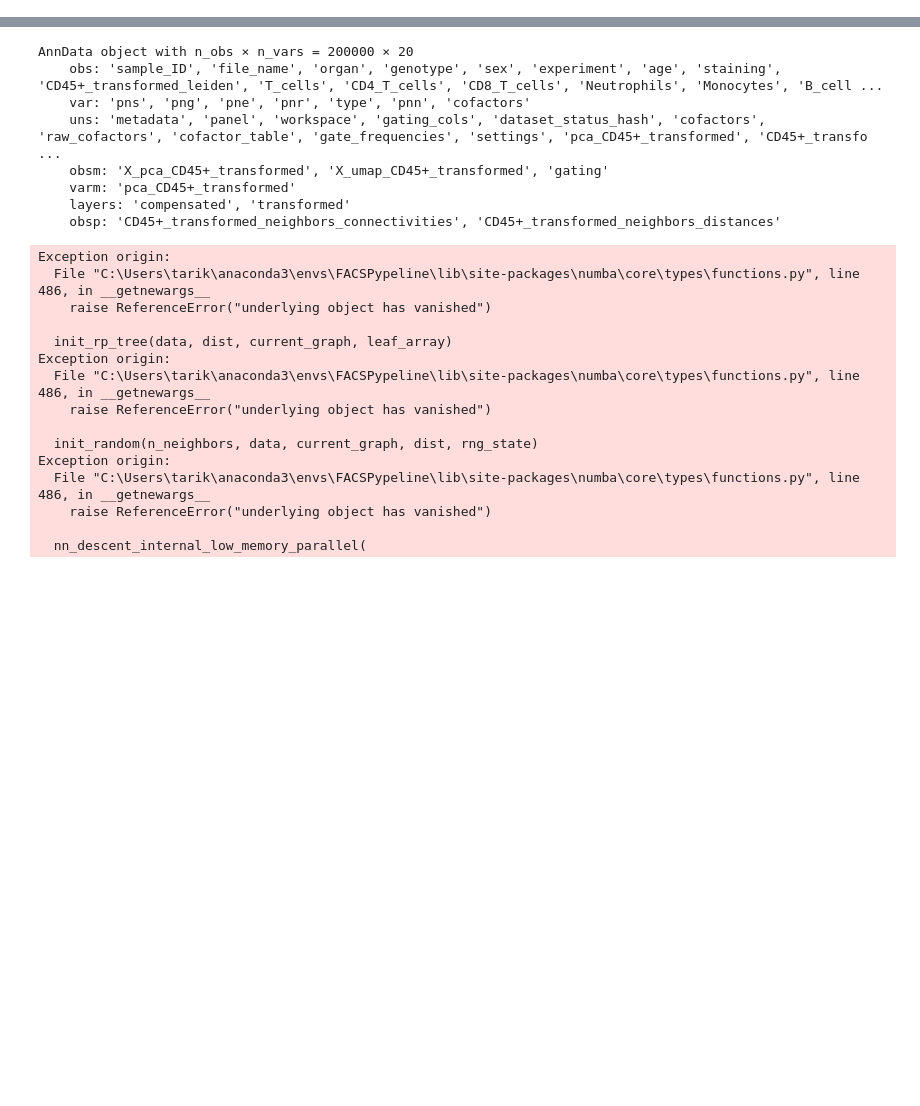
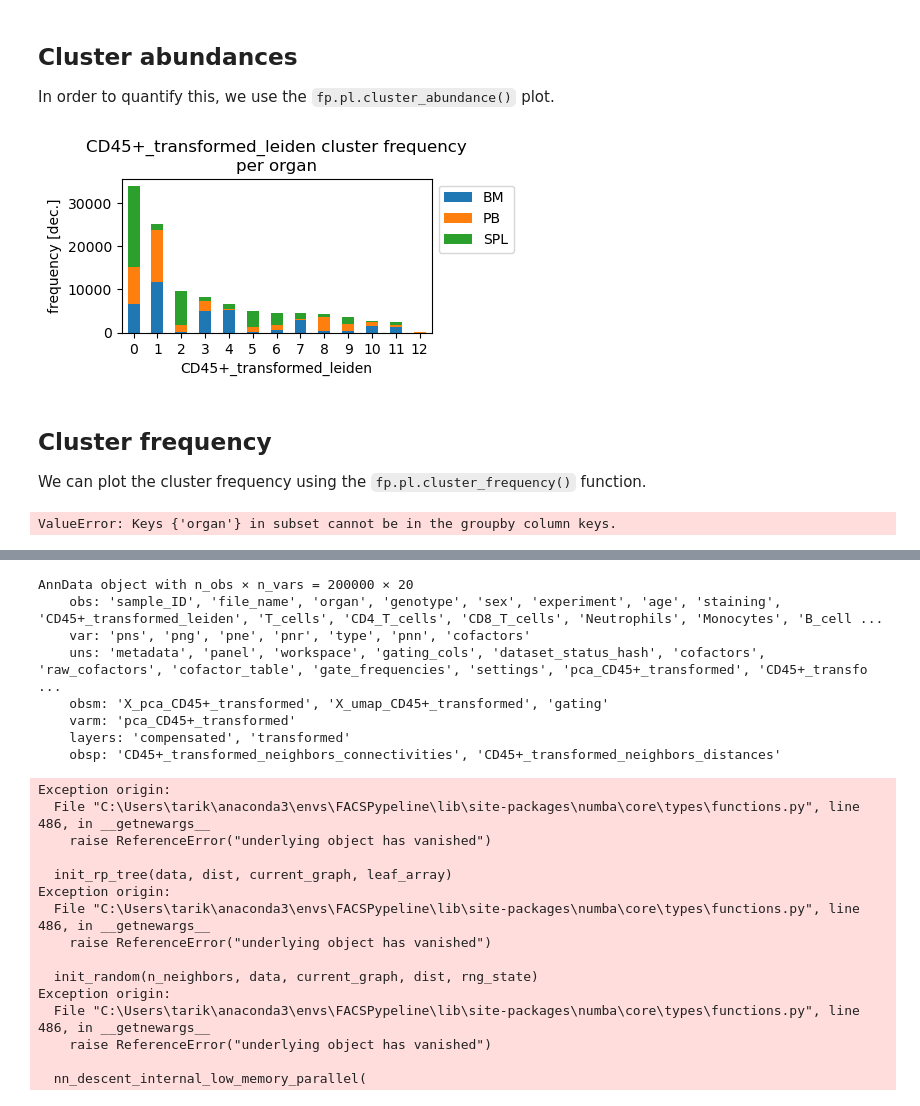
Before and after one commit to rgb-lab/FACSPy, a Jupyter notebook: vignettes/mouse_lineages/05_dataset_analysis_single_cell.ipynb, the cells around one changed output, grey strips where cells are left out. Saved outputs shown, nothing was run; the diff lists cells and outputs as text; code cells hidden in the pictures; blank space fills up the shorter version.

```diff
--- a/vignettes/mouse_lineages/05_dataset_analysis_single_cell.ipynb
+++ b/vignettes/mouse_lineages/05_dataset_analysis_single_cell.ipynb
@@ -8,0 +134,20 @@ import FACSPy as fp
+# %% [markdown]
+## Cluster abundances
+
+In order to quantify this, we use the `fp.pl.cluster_abundance()` plot.
+# %%
+fp.pl.cluster_abundance(dataset,
+                        cluster_key = "CD45+_transformed_leiden",
+                        groupby = "organ",
+                        normalize = False,
+                        figsize = (4,2))
+# %% [output]
+[figure, added]
+# %% [markdown]
+## Cluster frequency
+
+We can plot the cluster frequency using the `fp.pl.cluster_frequency()` function.
+# %%
+dataset.obs.groupby(["CD45+_transformed_leiden", "sample_ID", "organ"]).value_counts(["organ"])
+# %% [output]
+ValueError: Keys {'organ'} in subset cannot be in the groupby column keys.
```
Also changed, not shown: parts of 36 cells of this notebook, 2 other files.
